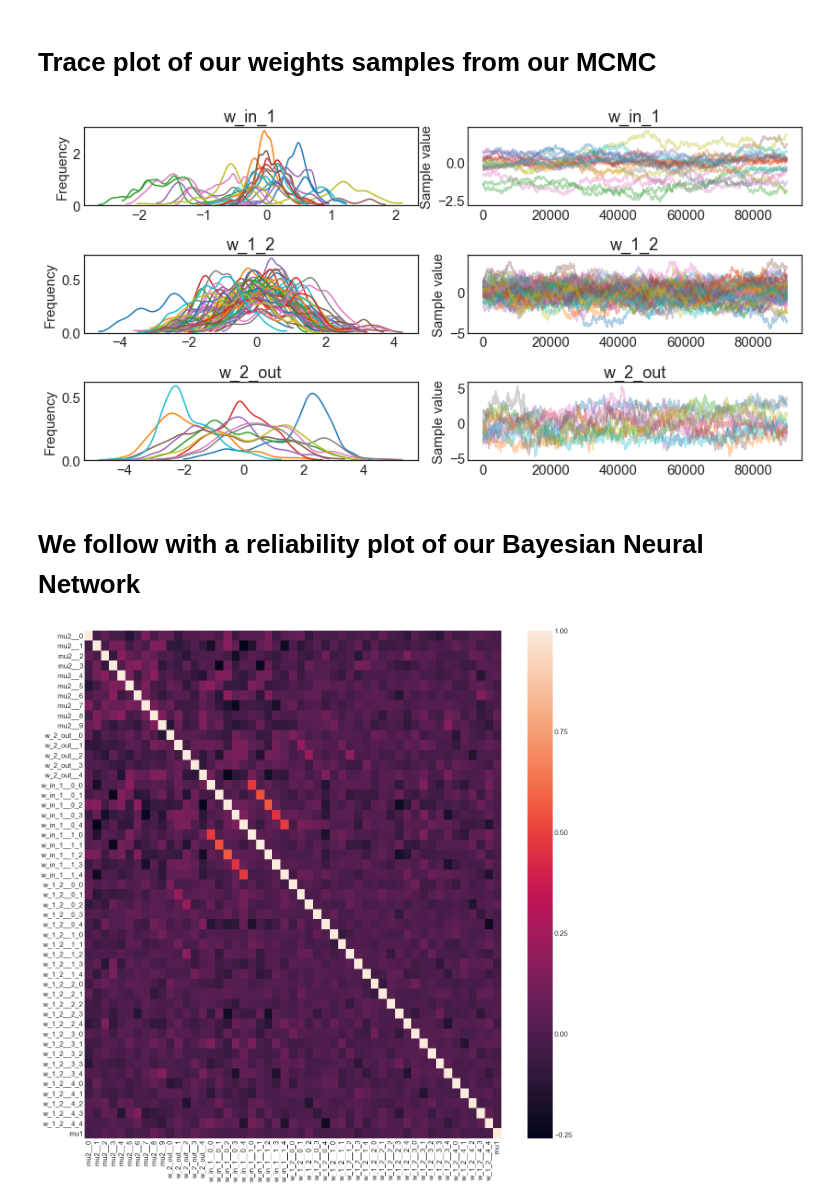
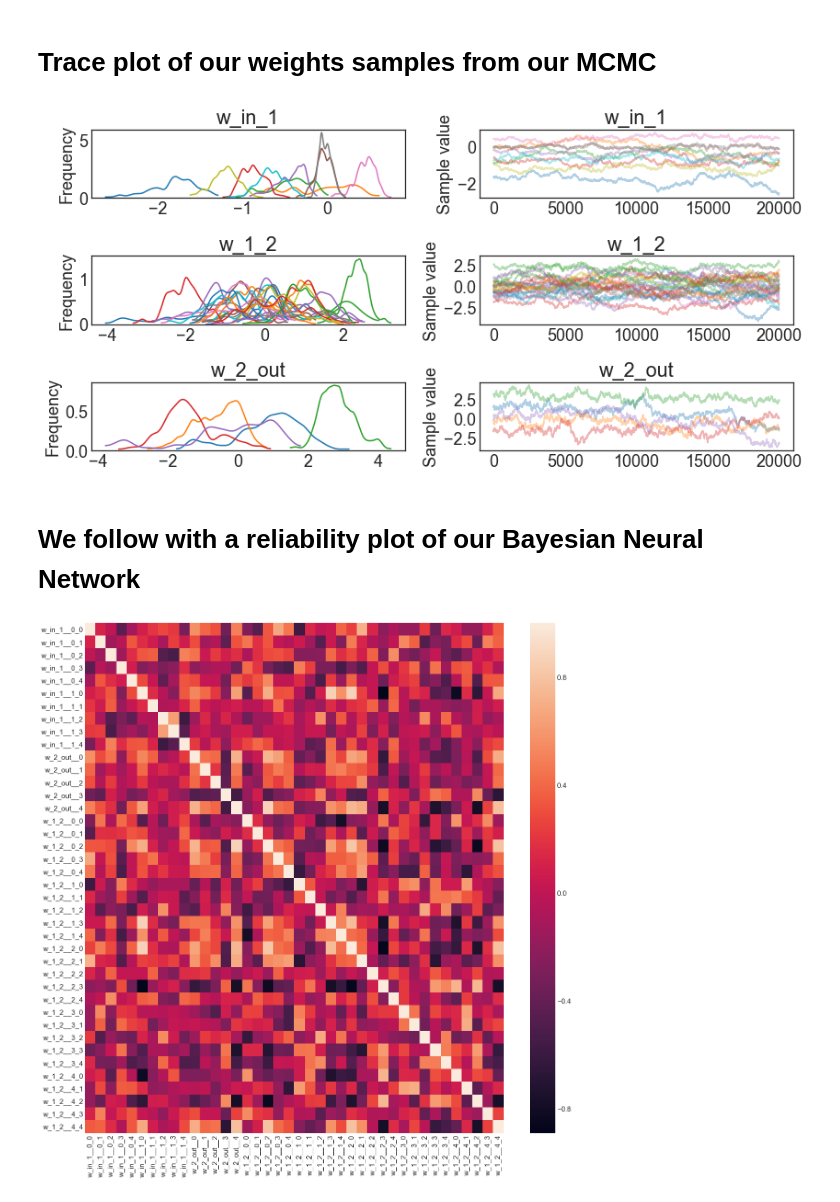
Before and after one commit to TSHTUM007/Masters_project, a Jupyter notebook: Michelle_BML.ipynb, the cells around one changed output. Cells and saved outputs as stored; diff of their text form; code cells hidden in the pictures.

```diff
--- a/Michelle_BML.ipynb
+++ b/Michelle_BML.ipynb
@@ -199,5 +201,5 @@ By using pyMC3 packaged MCMC that uses metropolis Hastings algorithm to navigatt
 with neural_network:
     start = find_MAP()
     step = Metropolis()
-    trace = sample(90000, step, start=start)
+    trace = sample(20000, step, start=start, tune=1000)
 # %% [output]
@@ -216,24 +216,24 @@ The estimated number of effective samples is smaller than 200 for some parameter
 pm.traceplot(trace)
 plt.savefig('traceMCMC_long.png')
 # %% [output]
-[figure, old version]
+[figure, new version]
 # %% [markdown]
 # We follow with a reliability plot of our Bayesian Neural Network
 # %%
 import pandas as pd
 import seaborn as sns
 
-df=pm.trace_to_dataframe(trace1)
+df=pm.trace_to_dataframe(trace)
 
 df=df.corr()
 
 
 plt.figure(figsize=(20,20))
 plt.rcParams.update({'font.size': 15})
 sns.heatmap(df)
-plt.savefig('correlation_matrix1_long.png')
+plt.savefig('covarianceMCMC.png')
 # %% [output]
-[figure, old version]
+[figure, new version]
 # %%
 with neural_network:
     mu1 = pm.Bernoulli("mu1", p=0.8)
```
Also changed, not shown: parts of 12 cells of this notebook, 39 other files.
